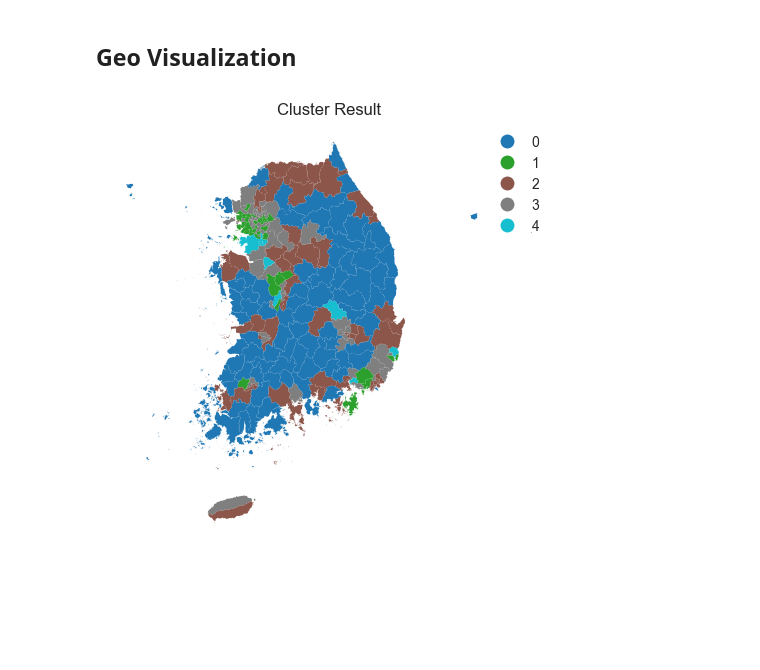
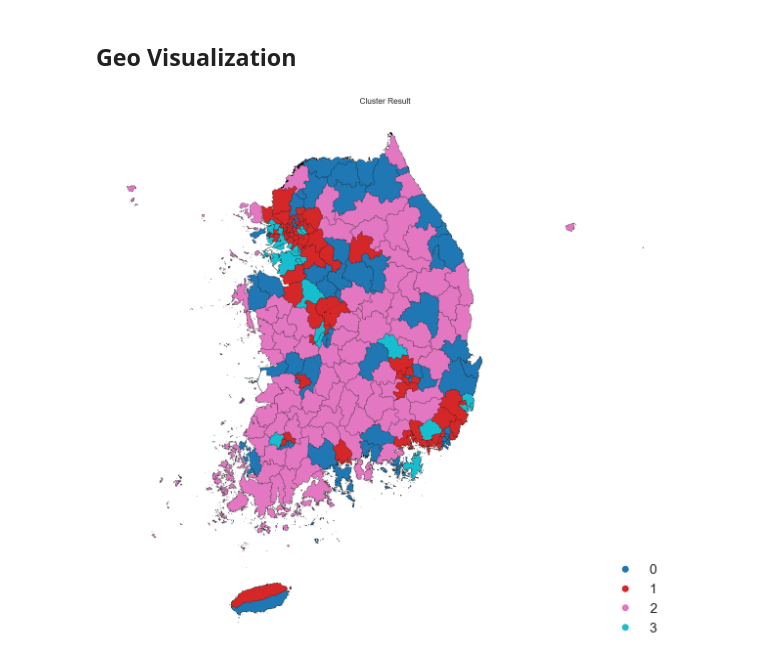
Before and after one commit to applewoods/Population_Analysis, a Jupyter notebook: Population_KMeans.ipynb, the cells around one changed output. Drawn from its saved outputs; the diff is of its cells as text; code cells hidden in the pictures; blank space fills up the shorter version.

```diff
--- a/Population_KMeans.ipynb
+++ b/Population_KMeans.ipynb
@@ -356,9 +380,38 @@ tmp_korea = tmp_korea.astype({'SIG_CD' : int})
+# %%
+korea_file = './Data/02Map/행정구역지도(전국)/sig.shp'
+korea = gpd.read_file(korea_file, encoding= 'euckr')
+korea = korea.astype({'SIG_CD' : int})
+
+tmp_korea = pd.read_excel('./Data/행정구역Geo2.xlsx')
+# tmp_korea = pd.read_excel('./Data/02Map/행정구역_인구감소지역_전체.xlsx')
+tmp_korea.dropna(inplace= True)
+tmp_korea = tmp_korea.astype({'SIG_CD' : int})
+korea = korea[['SIG_CD', 'SIG_ENG_NM', 'SIG_KOR_NM', 'geometry']].merge(tmp_korea[['행정구역(시도)', '행정구역(시군구)별', 'SIG_CD', 'Group']], on= 'SIG_CD', how= 'inner')
+# korea = korea[['SIG_CD', 'SIG_ENG_NM', 'SIG_KOR_NM', 'geometry']].merge(tmp_korea[['행정구역(시도)', '행정구역(시군구)별', 'SIG_CD', '인구감소지역']], on= 'SIG_CD', how= 'inner')
+korea = korea[['SIG_CD', '행정구역(시도)', '행정구역(시군구)별', 'Group', 'SIG_ENG_NM', 'SIG_KOR_NM', 'geometry']]
+# korea = korea[['SIG_CD', '행정구역(시도)', '행정구역(시군구)별', '인구감소지역', 'SIG_ENG_NM', 'SIG_KOR_NM', 'geometry']]
+# %%
+pre_df['Group'] = pre_df['행정구역(시군구)별'].apply(lambda x: x.split('(')[0])
+pre_df['Check'] = pre_df[['행정구역(시군구)별', 'Group']].apply(lambda x: 1 if x[0] == x[1] else np.nan, axis= 1)
+
+pre_df.dropna(inplace= True)
+pre_df.drop('Check', axis= 1, inplace= True)
 # %%
-korea = korea.merge(tmp_korea, on= 'SIG_CD', how= 'inner')
+korea = korea.merge(
+    pre_df[['행정구역(시도)', 'Group', 'Cluster Pred']],
+    on = ['행정구역(시도)', 'Group'],
+    how = 'inner'
+)
-# %%
-ax = korea.plot(column="Cluster Pred", legend=True, categorical=True)
-ax.set_title("Cluster Result")
-ax.set_axis_off()
-plt.show()
-# %% [output]
-[figure, removed]
+# %%
+korea = korea.dissolve(by=['행정구역(시도)', 'Group']).reset_index()
+# korea = korea.dissolve(by=['행정구역(시군구)별']).reset_index()
+ax = korea.plot(figsize=(15, 15), column="Cluster Pred", categorical=True,
+# ax = korea.plot(figsize=(15, 15), column="인구감소지역", categorical=True,
+                cmap="tab10", edgecolor="k", legend=True, legend_kwds={'loc': 'lower right', 'fontsize' : 20})
+ax.set_title("Cluster Result")
+# ax.set_title("Population Decline Region")
+ax.set_axis_off()
+palette = sns.color_palette('Set3')
+plt.show()
+# %% [output]
+[figure, added]
```
Also changed, not shown: parts of 19 cells of this notebook.
